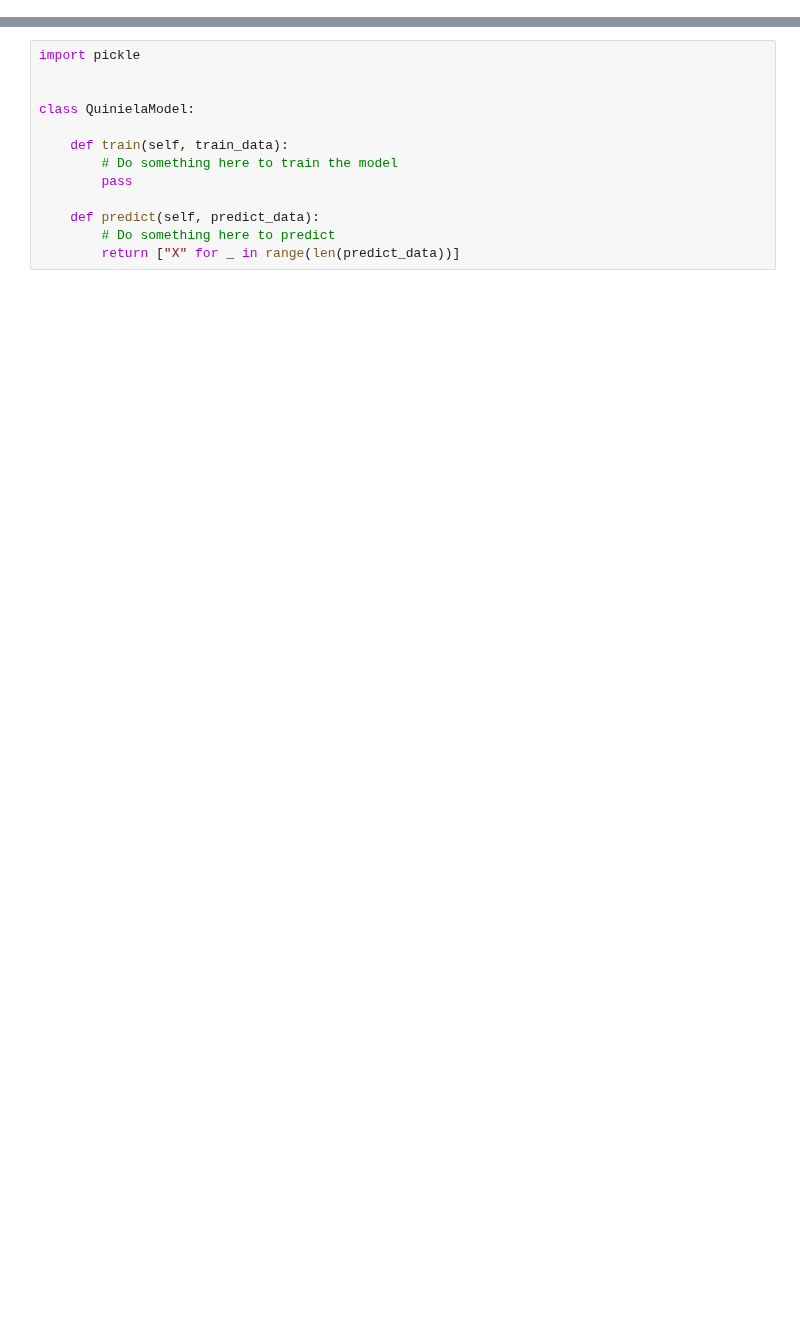
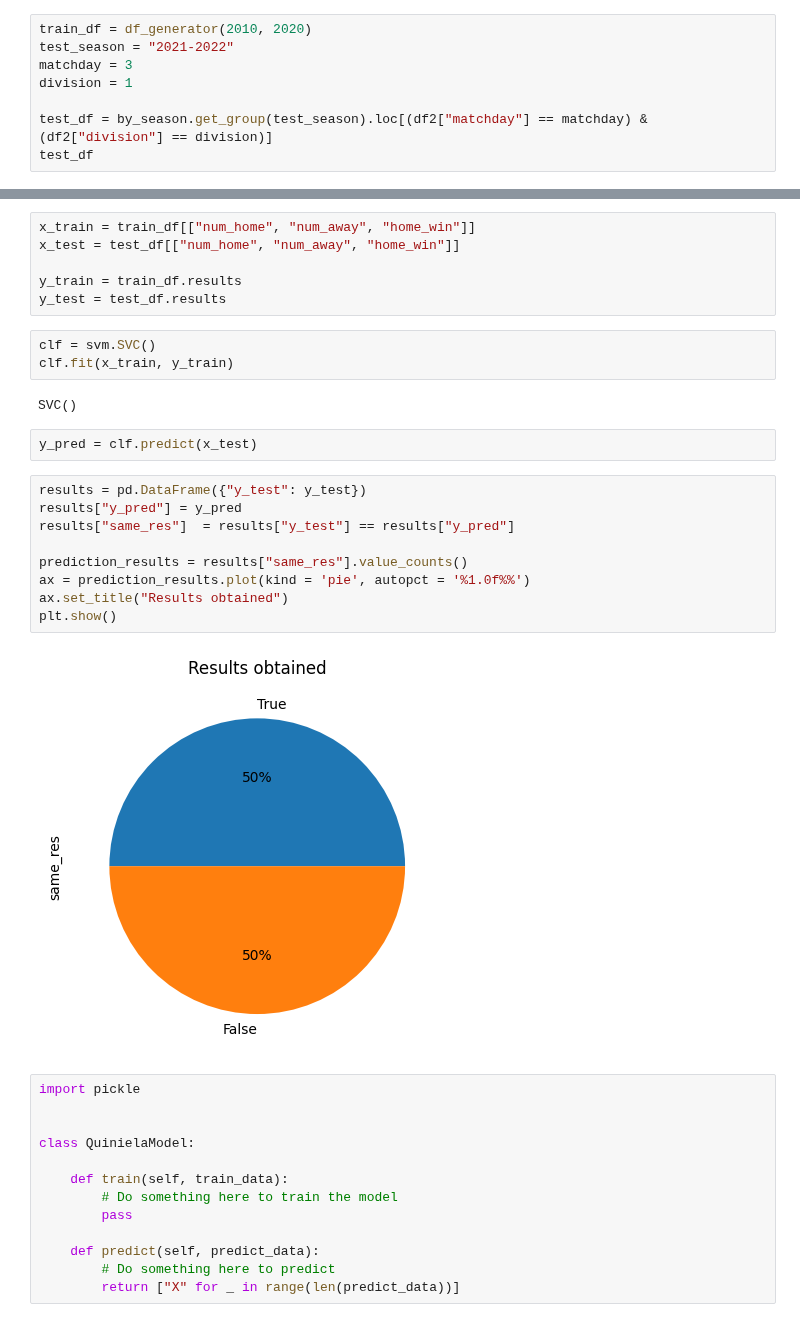
Before and after one commit to alexfulleda98/la-quiniela, a Jupyter notebook: analysis/ModelTesting.ipynb, the cells around one changed output, grey strips where cells are left out. Saved outputs shown, nothing was run; the diff lists cells and outputs as text; blank space fills up the shorter version.

```diff
--- a/analysis/ModelTesting.ipynb
+++ b/analysis/ModelTesting.ipynb
@@ -75,0 +123,8 @@ x_train,x_test,y_train,y_test=train_test_split(x,y,test_size=0.3)
+# %%
+train_df = df_generator(2010, 2020)
+test_season = "2021-2022"
+matchday = 3
+division = 1
+
+test_df = by_season.get_group(test_season).loc[(df2["matchday"] == matchday) & (df2["division"] == division)]
+test_df
@@ -76,3 +143,27 @@ x_train,x_test,y_train,y_test=train_test_split(x,y,test_size=0.3)
+# %%
+x_train = train_df[["num_home", "num_away", "home_win"]]
+x_test = test_df[["num_home", "num_away", "home_win"]]
+
+y_train = train_df.results
+y_test = test_df.results
+# %%
+clf = svm.SVC()
+clf.fit(x_train, y_train)
+# %% [output]
+SVC()
+# %%
+y_pred = clf.predict(x_test)
+# %%
+results = pd.DataFrame({"y_test": y_test})
+results["y_pred"] = y_pred
+results["same_res"]  = results["y_test"] == results["y_pred"]
+
+prediction_results = results["same_res"].value_counts()
+ax = prediction_results.plot(kind = 'pie', autopct = '%1.0f%%')
+ax.set_title("Results obtained")
+plt.show()
+# %% [output]
+[figure, added]
 # %%
 import pickle
 
```
Also changed, not shown: parts of 11 cells of this notebook.
